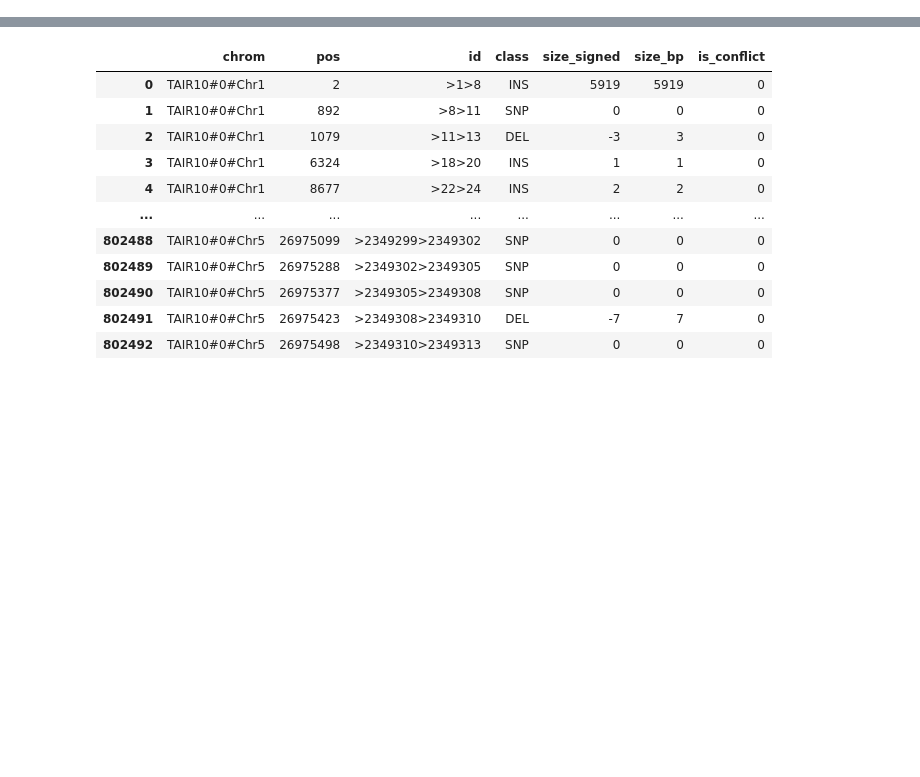
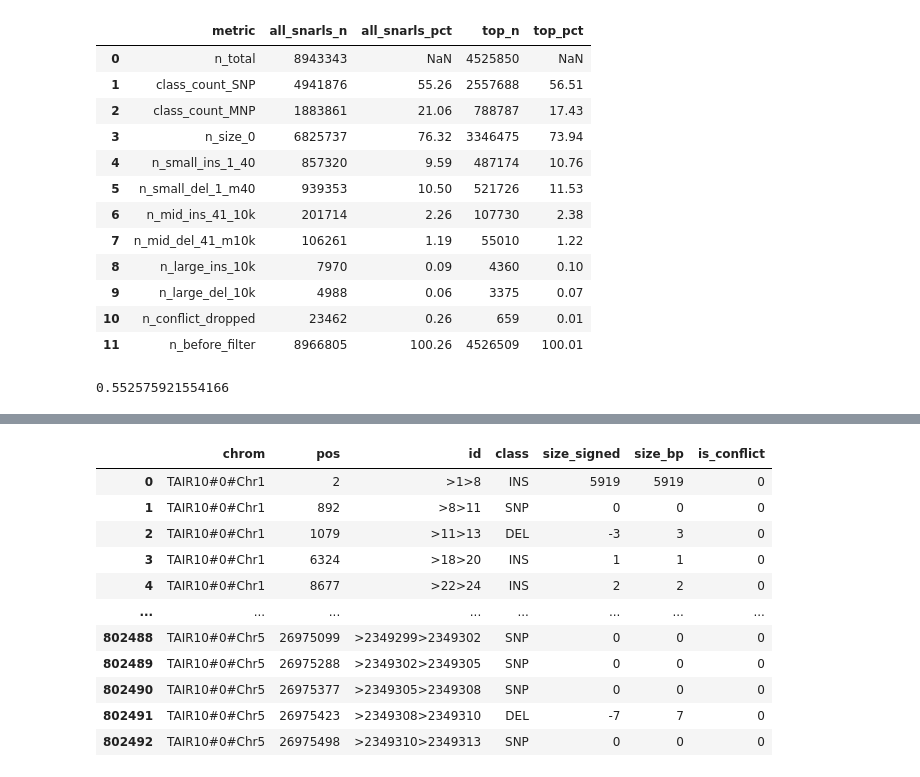
Before and after one commit to Tatianabellagio/pang, a Jupyter notebook: pang_experiment/summaries/snarl_quant.ipynb, the cells around one changed output, grey strips where cells are left out. Cells and saved outputs as stored; diff of their text form; code cells hidden in the pictures; blank space fills up the shorter version.

```diff
--- a/pang_experiment/summaries/snarl_quant.ipynb
+++ b/pang_experiment/summaries/snarl_quant.ipynb
@@ -38,0 +595,64 @@ Found 1 qc_allelicity_summary files
+# %%
+import pandas as pd
+
+path = "/carnegie/nobackup/scratch/tbellagio/pang/pang_experiment/pangenomes/set_all_rep1/output/qc/qc_sizes_summary.tsv"
+df = pd.read_csv(path, sep="\t")
+
+# split the two rows
+all_row = df[df["label"].str.contains(r"\.deconstruct\.all_snarls$")].iloc[0]
+top_row = df[df["label"].str.contains(r"\.deconstruct\.top$")].iloc[0]
+
+# choose metrics you want in the output
+metrics = [
+    "n_total",
+    "class_count_SNP",
+    "class_count_MNP",
+    "n_size_0",
+    "n_small_ins_1_40",
+    "n_small_del_1_m40",
+    "n_mid_ins_41_10k",
+    "n_mid_del_41_m10k",
+    "n_large_ins_10k",
+    "n_large_del_10k",
+    "n_conflict_dropped",
+    "n_before_filter",
+]
+
+# counts
+all_n = all_row[metrics].astype("float64")
+top_n = top_row[metrics].astype("float64")
+
+# percents (relative to n_total); keep n_total itself as NA (or 100 if you prefer)
+all_pct = (all_n / all_row["n_total"]) * 100
+top_pct = (top_n / top_row["n_total"]) * 100
+all_pct.loc["n_total"] = pd.NA
+top_pct.loc["n_total"] = pd.NA
+
+# make the 4-column table
+wide4 = pd.DataFrame({
+    "metric": metrics,
+    "all_snarls_n": all_n.values.astype(int),
+    "all_snarls_pct": all_pct.round(2).values,
+    "top_n": top_n.values.astype(int),
+    "top_pct": top_pct.round(2).values,
+})
+
+wide4
+# %% [output]
+|  | metric | all_snarls_n | all_snarls_pct | top_n | top_pct |
+| 0 | n_total | 8943343 | NaN | 4525850 | NaN |
+| 1 | class_count_SNP | 4941876 | 55.26 | 2557688 | 56.51 |
+| 2 | class_count_MNP | 1883861 | 21.06 | 788787 | 17.43 |
+| 3 | n_size_0 | 6825737 | 76.32 | 3346475 | 73.94 |
+| 4 | n_small_ins_1_40 | 857320 | 9.59 | 487174 | 10.76 |
+| 5 | n_small_del_1_m40 | 939353 | 10.50 | 521726 | 11.53 |
+| 6 | n_mid_ins_41_10k | 201714 | 2.26 | 107730 | 2.38 |
+| 7 | n_mid_del_41_m10k | 106261 | 1.19 | 55010 | 1.22 |
+| 8 | n_large_ins_10k | 7970 | 0.09 | 4360 | 0.10 |
+| 9 | n_large_del_10k | 4988 | 0.06 | 3375 | 0.07 |
+| 10 | n_conflict_dropped | 23462 | 0.26 | 659 | 0.01 |
+| 11 | n_before_filter | 8966805 | 100.26 | 4526509 | 100.01 |
+# %%
+4941876/ 8943343
+# %% [output]
+0.552575921554166
```
Also changed, not shown: parts of 21 cells of this notebook, 38 other files.
